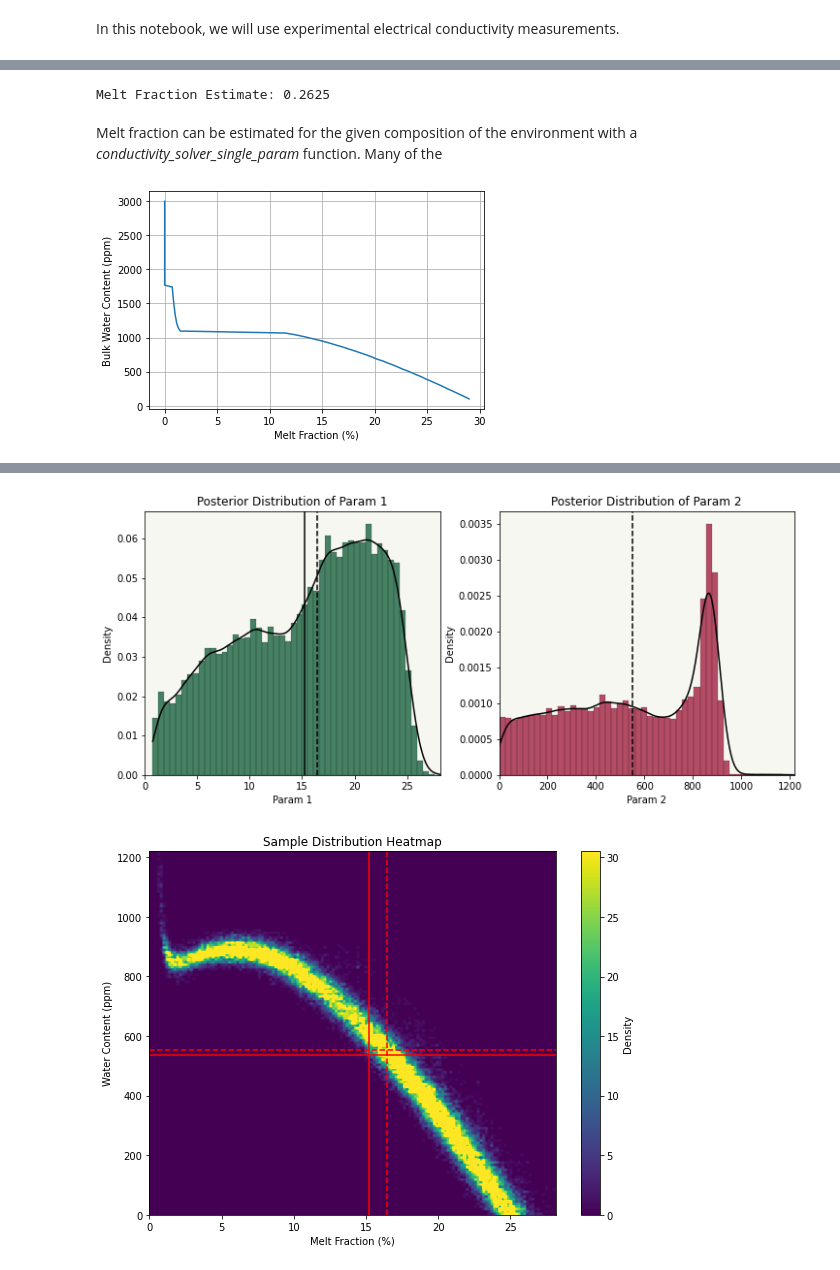
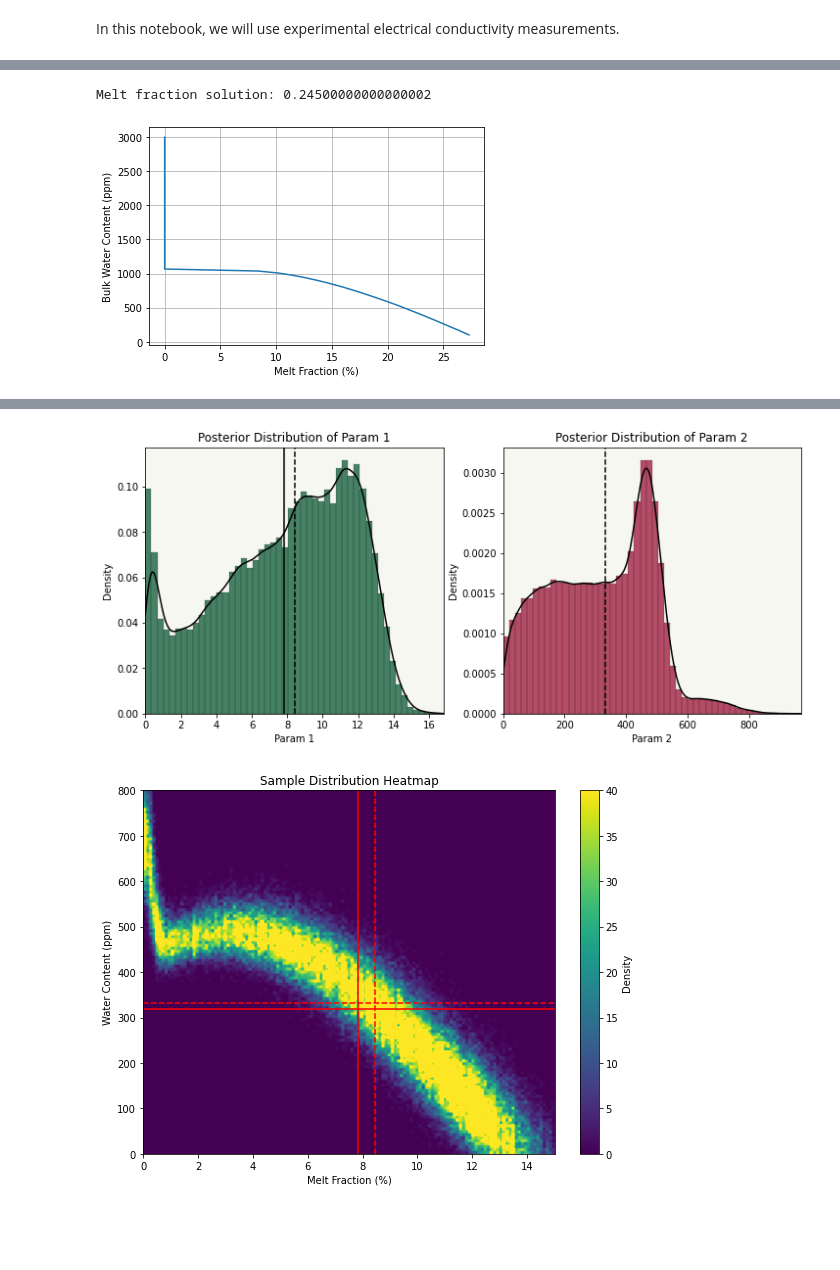
Before and after one commit to sinanozaydin/pide, a Jupyter notebook: examples/notebooks/11_Melt_Estimation.ipynb, the cells around one changed output, grey strips where cells are left out. Saved outputs shown, nothing was run; the diff lists cells and outputs as text; code cells hidden in the pictures; blank space fills up the shorter version.

```diff
--- a/examples/notebooks/11_Melt_Estimation.ipynb
+++ b/examples/notebooks/11_Melt_Estimation.ipynb
@@ -73,7 +50,4 @@ The estimation of melt content from the given electrical conductivity can be sol
 # %%
-#creating a pide object
-p_obj = pide.pide()
-
 #setting up and environment at 1300 K and 3 GPa
 temperature = np.array([1500])
 pressure = np.array([3.0])
@@ -83,8 +57,12 @@ p_obj.set_pressure(pressure)
 
 #setting up a simple lherzolite composition
 p_obj.set_composition_solid_mineral(ol = 0.6,opx = 0.3, cpx = 0.05, garnet = 0.05)
+
 #setting the mineral conductivity choices
+#Ol - Gardes2014, Opx - Dai2009, Garnet: Dai2009, Cpx: Liu2019
 p_obj.set_mineral_conductivity_choice(ol = 4, opx = 0, garnet = 0, cpx = 6)
+
+#Setting up solid mineral mixing properties
 p_obj.set_solid_phs_mix_method(1) #HS lower bound
 
 #Setting up Sifre2014 as the conductivity choice
@@ -95,6 +73,7 @@ p_obj.set_melt_properties(co2 = 100)
 
 #Setting up bulk water.
 #Try to avoid setting up melt_h2o from set_melt properties, because this will not distribute water among minerals.
+#Instead use mantle_water_distribute function after setting up the bulk water.
 p_obj.set_bulk_water(300)
 p_obj.mantle_water_distribute()
 
@@ -102,21 +81,20 @@ p_obj.mantle_water_distribute()
 p_obj.set_solid_melt_fluid_mix_method(1)
 
 #Setting up the conductivity value to estimate melt for
-cond_external = [1e-1] #or 10 ohm m
+res_external = 10
+cond_external = [1.0/res_external] #or 10 ohm m
 
 #Now setting up the conductivity_solver_single_param
 #we are using the parameter melt_fluid_mass_frac to estimate instead volumetric parameter melt_frac.
 #This allows us to calculate the thermal expansion and water partitioning among melt and solid minerla mixture
 #with more accuracy.
-melt_fraction_estimate, residual_list = conductivity_solver_single_param(object = p_obj, cond_list = cond_external,
+melt_frac_solution, residual_list = conductivity_solver_single_param(object = p_obj, cond_list = cond_external,
 param_name = 'melt_fluid_mass_frac', upper_limit_list = np.ones(len(temperature)), lower_limit_list= np.zeros(len(temperature)),
 search_start = 0.01, acceptence_threshold = 0.5, num_cpu = 1)
 
-print(f'Melt Fraction Estimate: {melt_fraction_estimate[0]}')
+print(f'Melt fraction solution: {melt_frac_solution[0]}')
 # %% [output]
-Melt Fraction Estimate: 0.2625
+Melt fraction solution: 0.24500000000000002
-# %% [markdown]
-Melt fraction can be estimated for the given composition of the environment with a *conductivity_solver_single_param* function. Many of the
 # %%
 p_obj = pide.pide()
 
@@ -146,8 +124,9 @@ p_obj.mantle_water_distribute()
 
 #Setting up the melt-solid mixture relationship to Tubes model
 p_obj.set_solid_melt_fluid_mix_method(1)
+p_obj.set_mantle_water_partitions(opx_melt = 1,cpx_melt = 1)
 
-cond_external = np.ones(len(temperature)) * 1e-1
+cond_external = np.ones(len(temperature)) * (1.0/10)
 
 #Now setting up the conductivity_solver_single_param
 #we are using the parameter melt_fluid_mass_frac to estimate instead volumetric parameter melt_frac.
@@ -155,7 +134,7 @@ cond_external = np.ones(len(temperature)) * 1e-1
 #with more accuracy.
 melt_frac_solution, residual_list = conductivity_solver_single_param(object = p_obj, cond_list = cond_external,
 param_name = 'melt_fluid_mass_frac', upper_limit_list = np.ones(len(temperature)), lower_limit_list= np.zeros(len(temperature)),
-search_start = 0.01, acceptence_threshold = 0.05, num_cpu = 5)
+search_start = 0.01, acceptence_threshold = 0.05, num_cpu = 1,simplify_fluid_density = False)
 
 fig = plt.figure()
 ax = plt.subplot(111)
@@ -163,9 +142,10 @@ ax.plot(np.array(melt_frac_solution) * 1e2, bulk_water_array)
 ax.set_xlabel('Melt Fraction (%)')
 ax.set_ylabel('Bulk Water Content (ppm)')
 ax.grid(which = 'both')
-plt.show()
+# plt.show()
+plt.savefig('melt_frac_estimate_single.png')
 # %% [output]
-[figure, old version]
+[figure, new version]
 # %%
 p_obj = pide.pide()
 
@@ -190,7 +170,9 @@ p_obj.set_melt_properties(co2 = 100)
 #Setting up the melt-solid mixture relationship to Tubes model
 p_obj.set_solid_melt_fluid_mix_method(1)
 
-cond_external = np.ones(len(temperature)) * 1e-1
+p_obj.set_mantle_water_partitions(opx_melt = 1,cpx_melt = 1)
+
+res_external = 20
 
 #Bounds for the search space.
 water_min = np.zeros(len(temperature))
@@ -198,14 +180,14 @@ water_max = 3000.0 * np.ones(len(temperature))
 melt_min = 0.00 * np.ones(len(temperature))
 melt_max = 0.5 * np.ones(len(temperature))
 
-cond_external = [1e-1]
+cond_external = [1.0/res_external]
 initial_water = 1000
 initial_melt = 0.3
 initial_params = [[initial_water, initial_melt]]
 
-sigma = 0.01 * np.ones(len(temperature))#in log
-n_iterations = 200000
-proposal_std = [1500,0.25]
+sigma = 0.025 * np.ones(len(temperature))#in log
+n_iterations = 500000
+proposal_std = [200,0.25]
 burning = 10000
 
 samples, acceptance_rates, misfits, samples_all, misfits_all = conductivity_metropolis_hastings_two_param(object = p_obj, cond_list = cond_external,
@@ -220,5 +202,16 @@ melt_samples = samples[0][:, 1]
 
 water_samples_all = samples_all[0][:, 0]
 melt_samples_all = samples_all[0][:, 1]
+
+plot_posterior_distribution_two_params(data_param_1 = melt_samples*1e2,data_param_2 = water_samples,
+                                    file_name = f"melt_frac_distr.png",save = False)
+
+
+plot_posterior_distribution_heatmap_two_params(data_param_1 = melt_samples*1e2,
+data_param_2 = water_samples, param_1_min = 0, param_1_max = np.amax(melt_samples_all)*1e2,
+param_2_min = 0, param_2_max = np.amax(water_samples_all),
+param1_name = 'Melt Fraction (%)',
+param2_name = "Water Content (ppm)",
+file_name = f"melt_frac_solution.png",save = False)
 # %% [output]
 Monte-Carlo loop is started
@@ -241,2 +234,2 @@ Acceptence rate is good size: - Acceptance Rate: 0.289 - Completed :% 100
-[figure, old version]
+[figure, new version]
-[figure, old version]
+[figure, new version]
```
Also changed, not shown: parts of 5 cells of this notebook, 4 other files.
